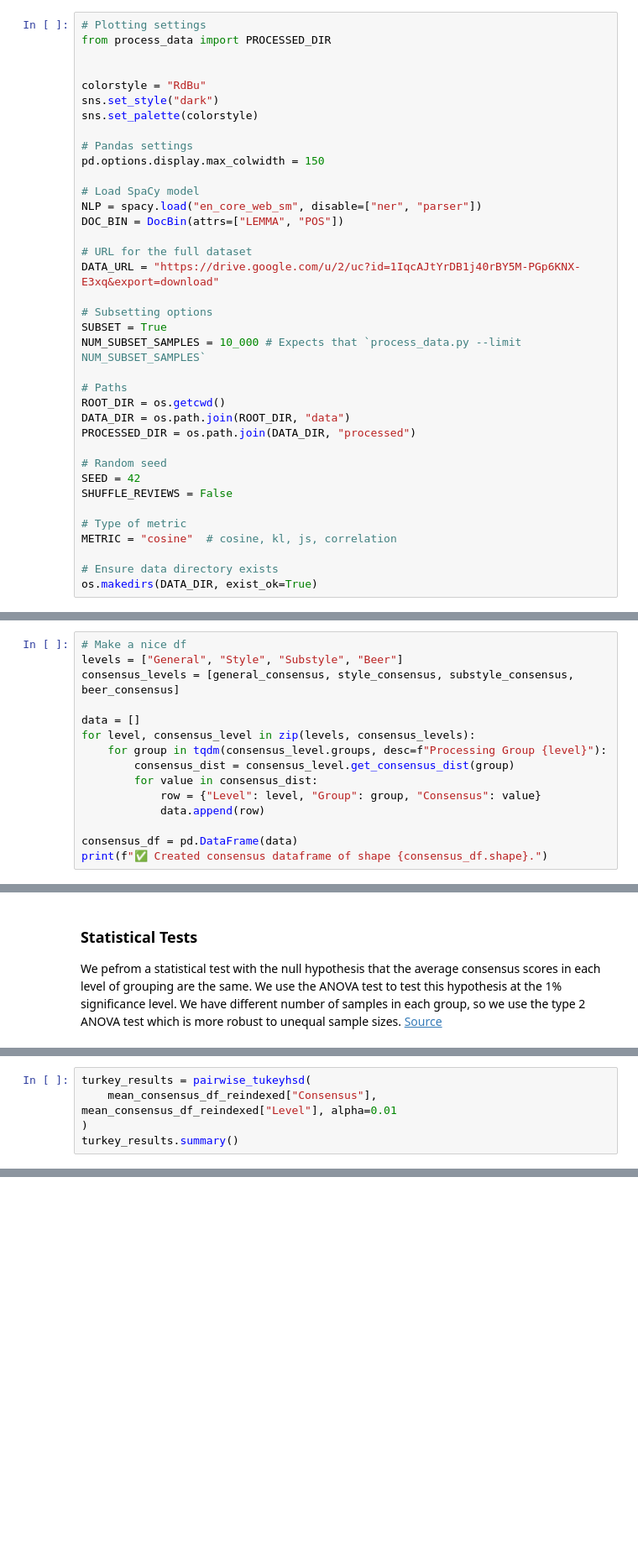
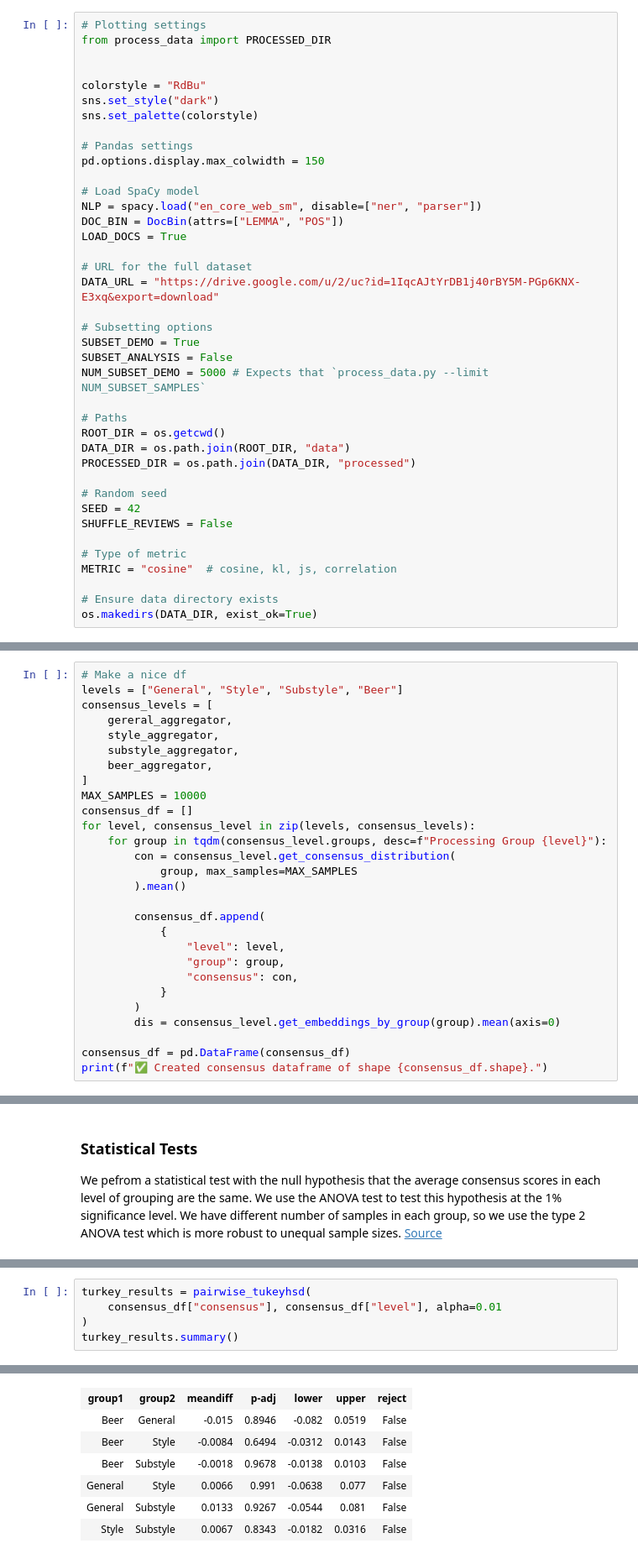
Before and after one commit to epfl-ada/ada-2023-project-blackada, a Jupyter notebook: main.ipynb, the cells around one changed output, grey strips where cells are left out. Shown at 84% size. Cells and saved outputs as stored; diff of their text form; blank space fills up the shorter version.

```diff
--- a/main.ipynb
+++ b/main.ipynb
@@ -83,13 +86,15 @@ pd.options.display.max_colwidth = 150
 # Load SpaCy model
 NLP = spacy.load("en_core_web_sm", disable=["ner", "parser"])
 DOC_BIN = DocBin(attrs=["LEMMA", "POS"])
+LOAD_DOCS = True
 
 # URL for the full dataset
 DATA_URL = "https://drive.google.com/u/2/uc?id=1IqcAJtYrDB1j40rBY5M-PGp6KNX-E3xq&export=download"
 
 # Subsetting options
-SUBSET = True
-NUM_SUBSET_SAMPLES = 10_000 # Expects that `process_data.py --limit NUM_SUBSET_SAMPLES`
+SUBSET_DEMO = True
+SUBSET_ANALYSIS = False
+NUM_SUBSET_DEMO = 5000 # Expects that `process_data.py --limit NUM_SUBSET_SAMPLES`
 
 # Paths
 ROOT_DIR = os.getcwd()
@@ -849,17 +964,30 @@ Let's compute some numeric statistics for the consensus distributions for each g
 # %%
 # Make a nice df
 levels = ["General", "Style", "Substyle", "Beer"]
-consensus_levels = [general_consensus, style_consensus, substyle_consensus, beer_consensus]
-
-data = []
+consensus_levels = [
+    gereral_aggregator,
+    style_aggregator,
+    substyle_aggregator,
+    beer_aggregator,
+]
+MAX_SAMPLES = 10000
+consensus_df = []
 for level, consensus_level in zip(levels, consensus_levels):
     for group in tqdm(consensus_level.groups, desc=f"Processing Group {level}"):
-        consensus_dist = consensus_level.get_consensus_dist(group)
-        for value in consensus_dist:
-            row = {"Level": level, "Group": group, "Consensus": value}
-            data.append(row)
+        con = consensus_level.get_consensus_distribution(
+            group, max_samples=MAX_SAMPLES
+        ).mean()
 
-consensus_df = pd.DataFrame(data)
+        consensus_df.append(
+            {
+                "level": level,
+                "group": group,
+                "consensus": con,
+            }
+        )
+        dis = consensus_level.get_embeddings_by_group(group).mean(axis=0)
+
+consensus_df = pd.DataFrame(consensus_df)
 print(f"️✅ Created consensus dataframe of shape {consensus_df.shape}.")
 # %%
 # Sort by levels list
@@ -975,5 +1060,6 @@ print(
 # %%
 turkey_results = pairwise_tukeyhsd(
-    mean_consensus_df_reindexed["Consensus"], mean_consensus_df_reindexed["Level"], alpha=0.01
+    consensus_df["consensus"], consensus_df["level"], alpha=0.01
 )
 turkey_results.summary()
+# %% [output]
@@ -979,0 +1067,7 @@ turkey_results.summary()
+| group1 | group2 | meandiff | p-adj | lower | upper | reject |
+| Beer | General | -0.015 | 0.8946 | -0.082 | 0.0519 | False |
+| Beer | Style | -0.0084 | 0.6494 | -0.0312 | 0.0143 | False |
+| Beer | Substyle | -0.0018 | 0.9678 | -0.0138 | 0.0103 | False |
+| General | Style | 0.0066 | 0.991 | -0.0638 | 0.077 | False |
+| General | Substyle | 0.0133 | 0.9267 | -0.0544 | 0.081 | False |
+| Style | Substyle | 0.0067 | 0.8343 | -0.0182 | 0.0316 | False |
```
Also changed, not shown: parts of 65 cells of this notebook, 4 other files.
